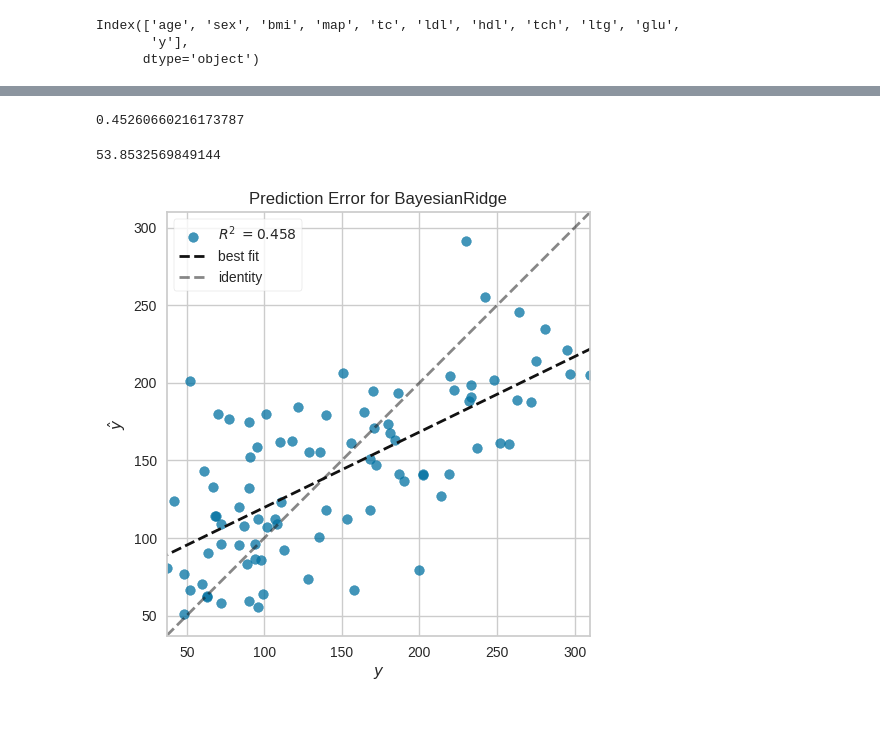
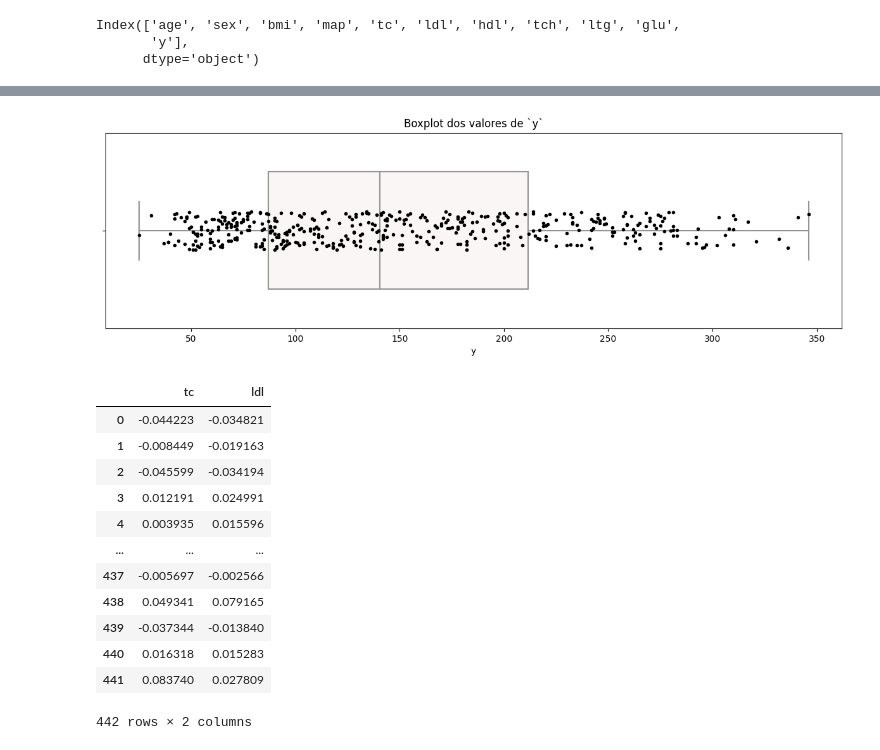
Before and after one commit to cantaruttim/Diabetes, a Jupyter notebook: Diabetes.ipynb, the cells around one changed output, grey strips where cells are left out. Cells and saved outputs as stored; diff of their text form; code cells hidden in the pictures; blank space fills up the shorter version.

```diff
--- a/Diabetes.ipynb
+++ b/Diabetes.ipynb
@@ -437,8 +67,0 @@ array([139.5483133 , 179.52030578, 134.04133298, 291.41193598,
-# %%
-BayesianRidge_reg.score(X_test, y_test) # , reg.coef_, reg.intercept_
-# %% [output]
-0.45260660216173787
-# %%
-mean_squared_error(y_test, previsoesBayesianR, squared=False)
-# %% [output]
-53.8532569849144
@@ -460,10 +68,30 @@ where the prediction exactly matches the model.
-# %%
-# Instantiate the linear model and visualizer
-model = linear_model.BayesianRidge()
-visualizer = PredictionError(model)
-
-visualizer.fit(X_train, y_train)  # Fit the training data to the visualizer
-visualizer.score(X_test, y_test)  # Evaluate the model on the test data
-visualizer.show()         ;
-# %% [output]
-[figure, removed]
+# %%
+plt.figure(figsize=(15,4))
+
+sns.boxplot(x="y", data=dataset,
+            whis=[0, 100], width=.6, palette="vlag");
+
+# Add in points to show each observation
+sns.stripplot(x="y", data=dataset,
+              size=4, color="0", linewidth=0);
+
+plt.title("Boxplot dos valores de `y`")
+plt.show()
+# %% [output]
+[figure, added]
+# %%
+dataset[['tc', 'ldl']]
+# %% [output]
+|  | tc | ldl |
+| 0 | -0.044223 | -0.034821 |
+| 1 | -0.008449 | -0.019163 |
+| 2 | -0.045599 | -0.034194 |
+| 3 | 0.012191 | 0.024991 |
+| 4 | 0.003935 | 0.015596 |
+| ... | ... | ... |
+| 437 | -0.005697 | -0.002566 |
+| 438 | 0.049341 | 0.079165 |
+| 439 | -0.037344 | -0.013840 |
+| 440 | 0.016318 | 0.015283 |
+| 441 | 0.083740 | 0.027809 |
+442 rows × 2 columns
```
Also changed, not shown: parts of 61 cells of this notebook.
